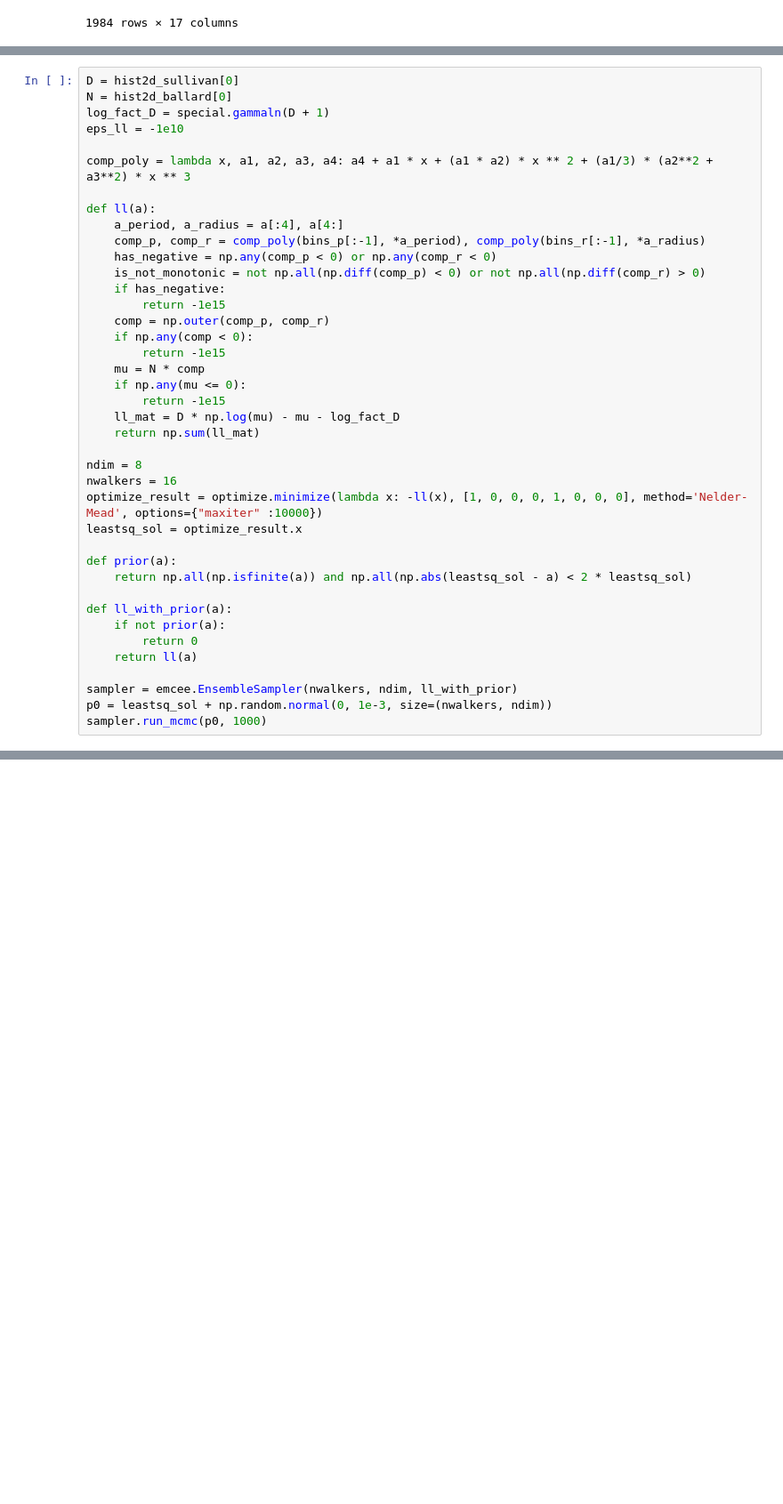
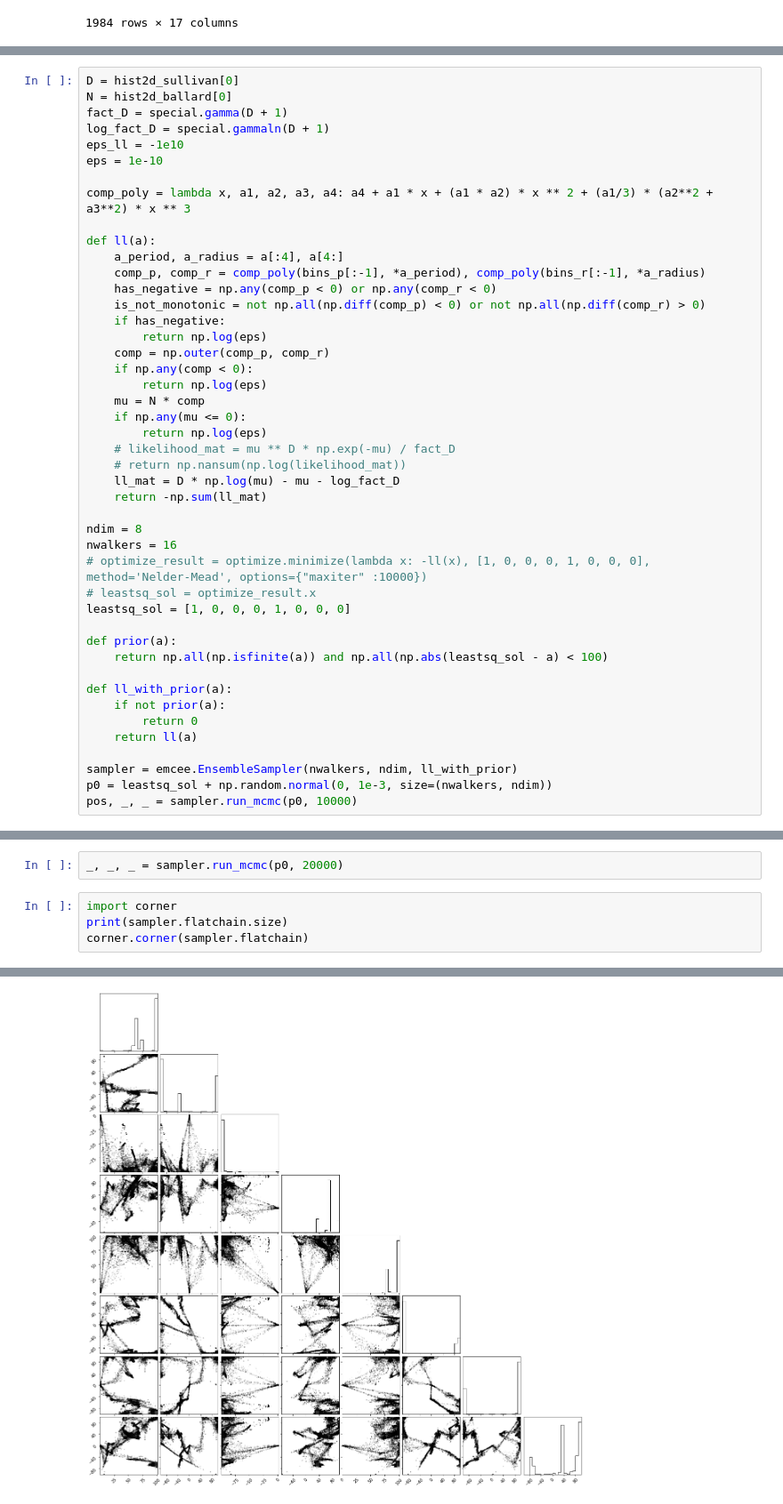
Before and after one commit to aditya-sengupta/tesscomp-prototyping, a Jupyter notebook: ballard_fitting_2.ipynb, the cells around one changed output, grey strips where cells are left out. Shown at 89% size. Saved outputs shown, nothing was run; the diff lists cells and outputs as text; blank space fills up the shorter version.

```diff
--- a/ballard_fitting_2.ipynb
+++ b/ballard_fitting_2.ipynb
@@ -116,8 +122,10 @@ Text(0.5, 1.0, "Ballard's initial distribution of injected planets")
 # %%
 D = hist2d_sullivan[0]
 N = hist2d_ballard[0]
+fact_D = special.gamma(D + 1)
 log_fact_D = special.gammaln(D + 1)
 eps_ll = -1e10
+eps = 1e-10
 
 comp_poly = lambda x, a1, a2, a3, a4: a4 + a1 * x + (a1 * a2) * x ** 2 + (a1/3) * (a2**2 + a3**2) * x ** 3
 
@@ -127,23 +135,26 @@ def ll(a):
     has_negative = np.any(comp_p < 0) or np.any(comp_r < 0)
     is_not_monotonic = not np.all(np.diff(comp_p) < 0) or not np.all(np.diff(comp_r) > 0)
     if has_negative:
-        return -1e15
+        return np.log(eps)
     comp = np.outer(comp_p, comp_r)
     if np.any(comp < 0):
-        return -1e15
+        return np.log(eps)
     mu = N * comp
     if np.any(mu <= 0):
-        return -1e15
+        return np.log(eps)
+    # likelihood_mat = mu ** D * np.exp(-mu) / fact_D
+    # return np.nansum(np.log(likelihood_mat))
     ll_mat = D * np.log(mu) - mu - log_fact_D
-    return np.sum(ll_mat)
+    return -np.sum(ll_mat)
 
 ndim = 8
 nwalkers = 16
-optimize_result = optimize.minimize(lambda x: -ll(x), [1, 0, 0, 0, 1, 0, 0, 0], method='Nelder-Mead', options={"maxiter" :10000})
-leastsq_sol = optimize_result.x
+# optimize_result = optimize.minimize(lambda x: -ll(x), [1, 0, 0, 0, 1, 0, 0, 0], method='Nelder-Mead', options={"maxiter" :10000})
+# leastsq_sol = optimize_result.x
+leastsq_sol = [1, 0, 0, 0, 1, 0, 0, 0]
 
 def prior(a):
-    return np.all(np.isfinite(a)) and np.all(np.abs(leastsq_sol - a) < 2 * leastsq_sol)
+    return np.all(np.isfinite(a)) and np.all(np.abs(leastsq_sol - a) < 100)
 
 def ll_with_prior(a):
     if not prior(a):
@@ -152,4 +163,4 @@ def ll_with_prior(a):
 
 sampler = emcee.EnsembleSampler(nwalkers, ndim, ll_with_prior)
 p0 = leastsq_sol + np.random.normal(0, 1e-3, size=(nwalkers, ndim))
-sampler.run_mcmc(p0, 1000)
+pos, _, _ = sampler.run_mcmc(p0, 10000)
@@ -175,0 +167,7 @@ leastsq_sol
+# %%
+_, _, _ = sampler.run_mcmc(p0, 20000)
+# %%
+import corner
+print(sampler.flatchain.size)
+corner.corner(sampler.flatchain)
+# %% [output]
@@ -175,0 +192 @@ leastsq_sol
+[figure, added]
```
Also changed, not shown: parts of 5 cells of this notebook.
